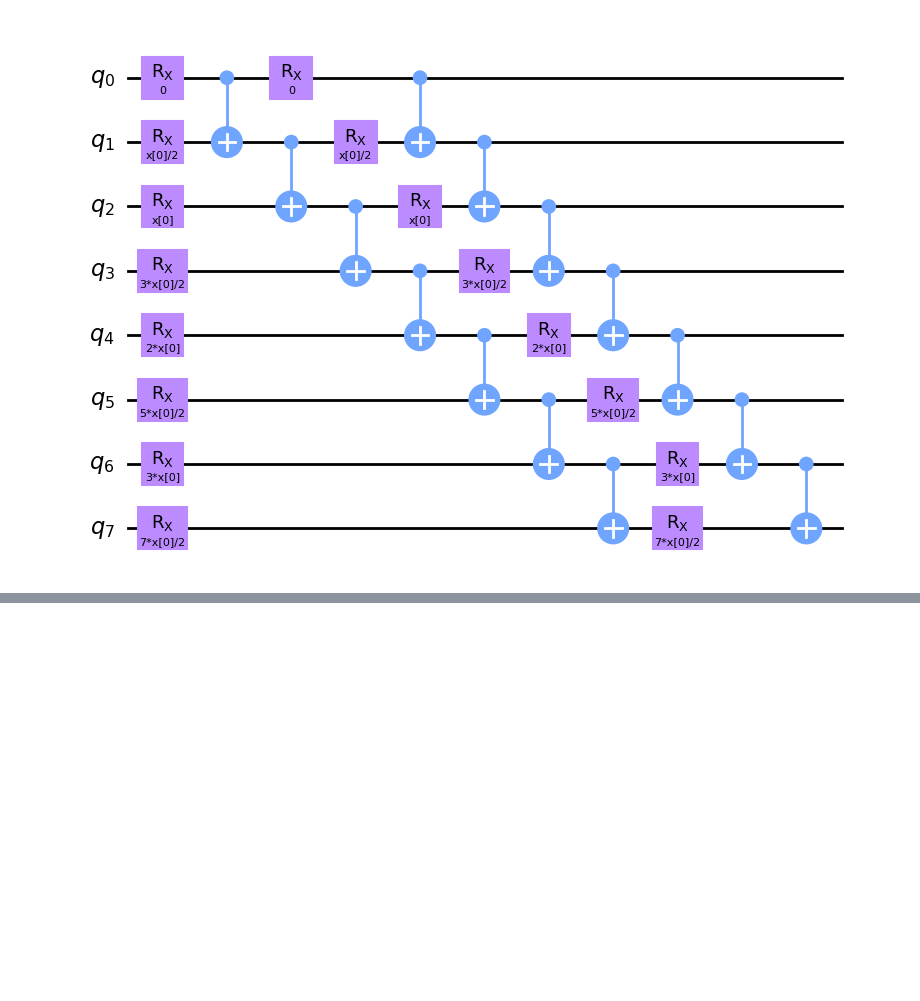
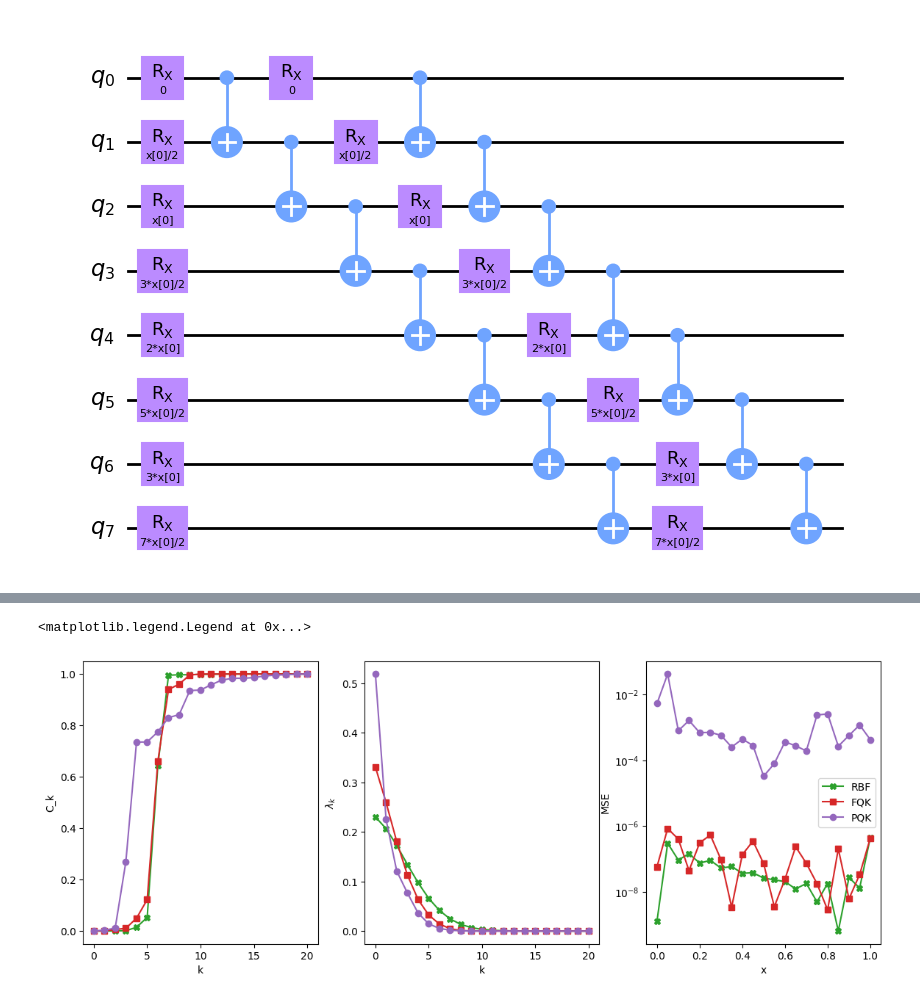
Before and after one commit to rupof/KernelDE, a Jupyter notebook: KernelDDE.ipynb, the cells around one changed output, grey strips where cells are left out. Cells and saved outputs as stored; diff of their text form; code cells hidden in the pictures; blank space fills up the shorter version.

```diff
--- a/KernelDDE.ipynb
+++ b/KernelDDE.ipynb
@@ -311,0 +469,50 @@ plt.plot(x_span, np.abs(solution-f_analytical(x_span)), '-.')
+# %%
+kernel_tensor = [RBF_kernel_list, FQK_kernel, PQK_kernel_list]
+solution_list = [RBF_sol, FQK_sol, PQK_sol]
+marker = ["X-", "s-", "o-"]
+x_span = np.linspace(0, 1, 21)
+
+labels = ["RBF", "FQK", "PQK"]
+
+#two column plot axes
+fig, axs = plt.subplots(1, 3, figsize=(14, 5))
+for idx_kernel, kernels in enumerate(kernel_tensor):
+    K_f, K_dfdx = kernels
+    eigenvalue_spectrum, eigenvectors = eigendecomposition(K_f)
+
+    y_train_for_analytical = f_analytical(x_span)
+    if len(y_train_for_analytical.shape) == 1:
+        y_train_for_analytical = y_train_for_analytical.reshape(-1, 1)
+
+    #y_train is a column vector
+    power = np.sum((eigenvectors.T @ y_train_for_analytical)**2, axis = 1)
+    cumul = np.cumsum(power) / np.sum(power)
+
+
+    axs[0].plot(cumul,marker[idx_kernel], label = f"{labels[idx_kernel]}", color = f"C{idx_kernel+2}")
+    axs[0].set_ylabel("C_k")
+    axs[0].set_xlabel("k")
+
+    axs[1].plot(eigenvalue_spectrum, marker[idx_kernel], label = f"{labels[idx_kernel]}", color = f"C{idx_kernel+2}")
+    axs[1].set_ylabel("$\lambda_k$")
+    axs[1].set_xlabel("k")
+
+    #mean squared error as a function of x
+
+    mse = (solution_list[idx_kernel] - f_analytical(x_span))**2/ len(x_span)
+
+    axs[2].plot(x_span, mse, marker[idx_kernel], label = f"{labels[idx_kernel]}", color = f"C{idx_kernel+2}")
+    axs[2].set_ylabel("MSE")
+    axs[2].set_yscale("log")
+    axs[2].set_xlabel("x")
+
+
+
+
+
+
+
+plt.legend()
+# %% [output]
+<matplotlib.legend.Legend at 0x...>
+[figure, added]
```
Also changed, not shown: parts of 22 cells of this notebook, 1 other file.
